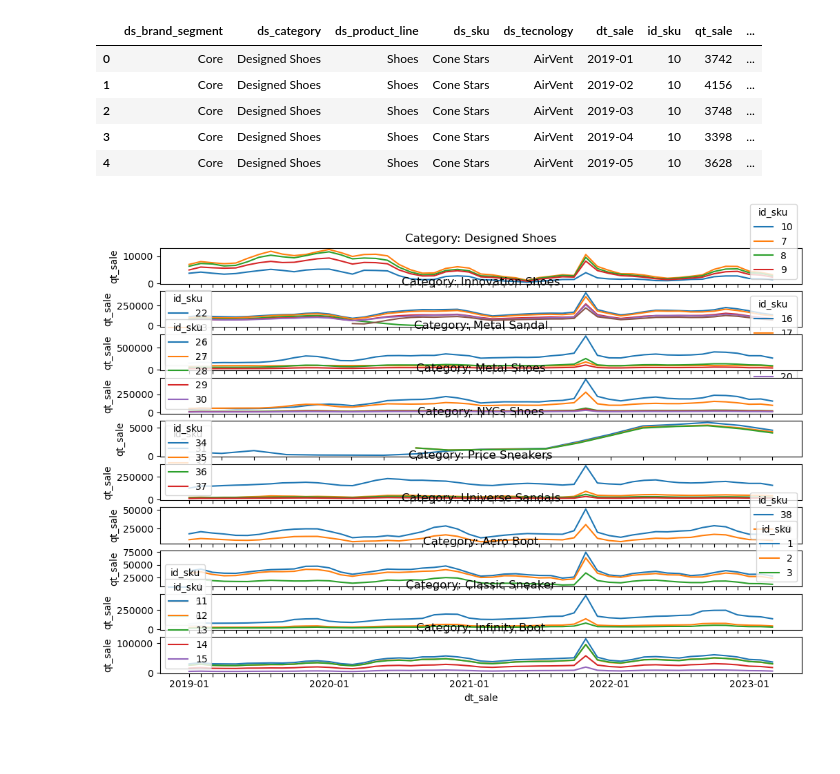
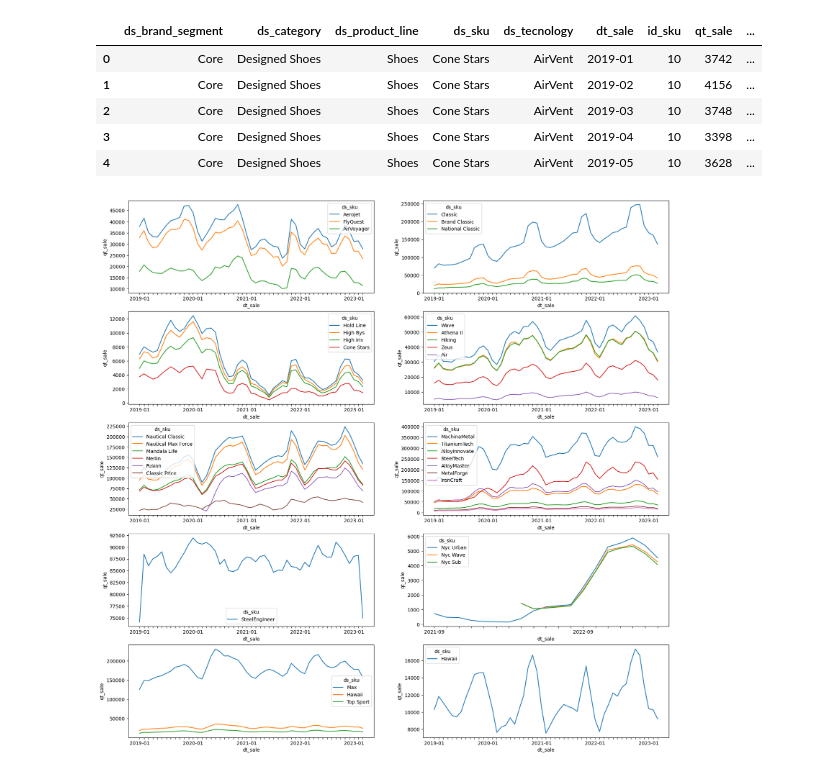
Before and after one commit to felipewhitaker/vai-conecta, a Jupyter notebook: src/analysis/notebook.ipynb, the cells around one changed output. Cells and saved outputs as stored; diff of their text form; code cells hidden in the pictures; blank space fills up the shorter version.

```diff
--- a/src/analysis/notebook.ipynb
+++ b/src/analysis/notebook.ipynb
@@ -258,19 +262,25 @@ data.head()
 | 2 | Core | Designed Shoes | Shoes | Cone Stars | AirVent | 2019-03 | 10 | 3748 | ... |
 | 3 | Core | Designed Shoes | Shoes | Cone Stars | AirVent | 2019-04 | 10 | 3398 | ... |
 | 4 | Core | Designed Shoes | Shoes | Cone Stars | AirVent | 2019-05 | 10 | 3628 | ... |
-# %%
-gdata = data.groupby(by = ["ds_category", SKU_COL, SKU_NAME, "dt_sale"]).aggregate("qt_sale").sum().reset_index()
-
-fig, axs = plt.subplots(10, 1)#, figsize = (30, 10))
-for ax, category in zip(axs.flatten(), data.ds_category.unique()):
-
-    gdata_category = gdata[gdata.ds_category == category]
-    sns.lineplot(x = "dt_sale", y = "qt_sale", hue = SKU_COL, data = gdata_category, ax = ax)
-    ax.set_title(f"Category: {category}")
-
-    reduce_xticks(ax, 12)
-
-plt.tight_layout()
-plt.show()
-# %% [output]
-[figure, removed]
+# %%
+expected_groups = (
+    (1, 2, 3),
+    (4, 5, 6),
+    (7, 8, 9, 10),
+    (11, 12, 13, 14, 15),
+    (16, 17, 19, 20, 21, 35),
+    (22, *range(24, 30)),
+    (23,),
+    (31, 32, 33),
+    (34, 36, 37),
+    (39,),
+)
+
+fig, axs = plt.subplots(5, 2, figsize = (20, 20))
+for i, group in enumerate(expected_groups):
+    ax = axs[i // 2, i % 2]
+    gdata = data[data[SKU_COL].isin(group)].groupby(by = [SKU_COL, SKU_NAME, "dt_sale"]).agg({"qt_sale": "last"}).reset_index()
+    sns.lineplot(x = "dt_sale", y = "qt_sale", hue = SKU_NAME, data = gdata, ax = ax)
+    reduce_xticks(ax, 12)
+# %% [output]
+[figure, added]
```
Also changed, not shown: parts of 3 cells of this notebook.
